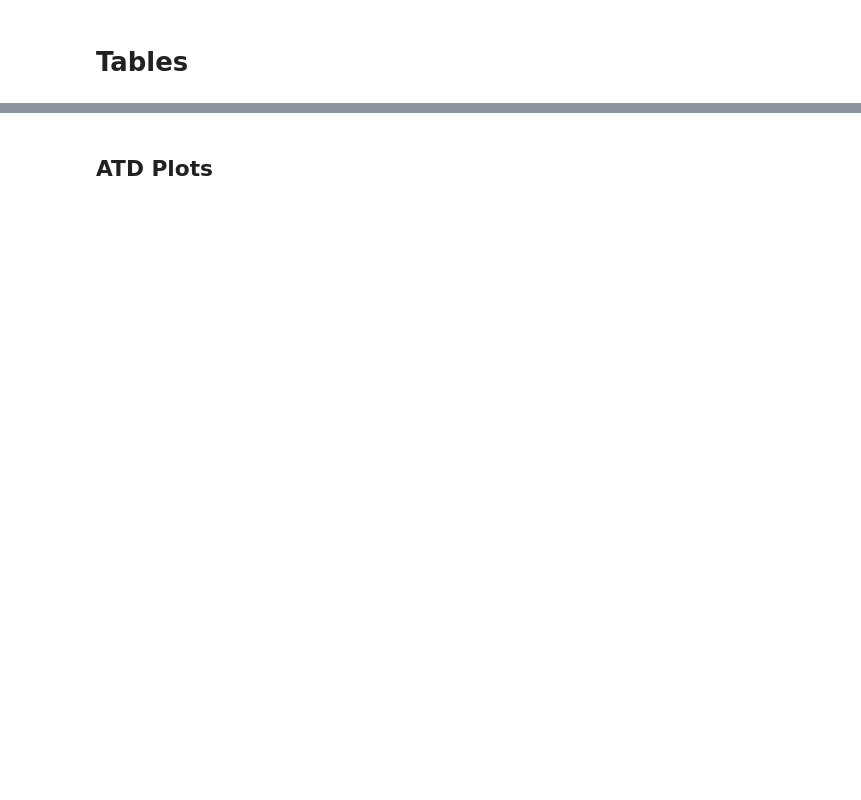
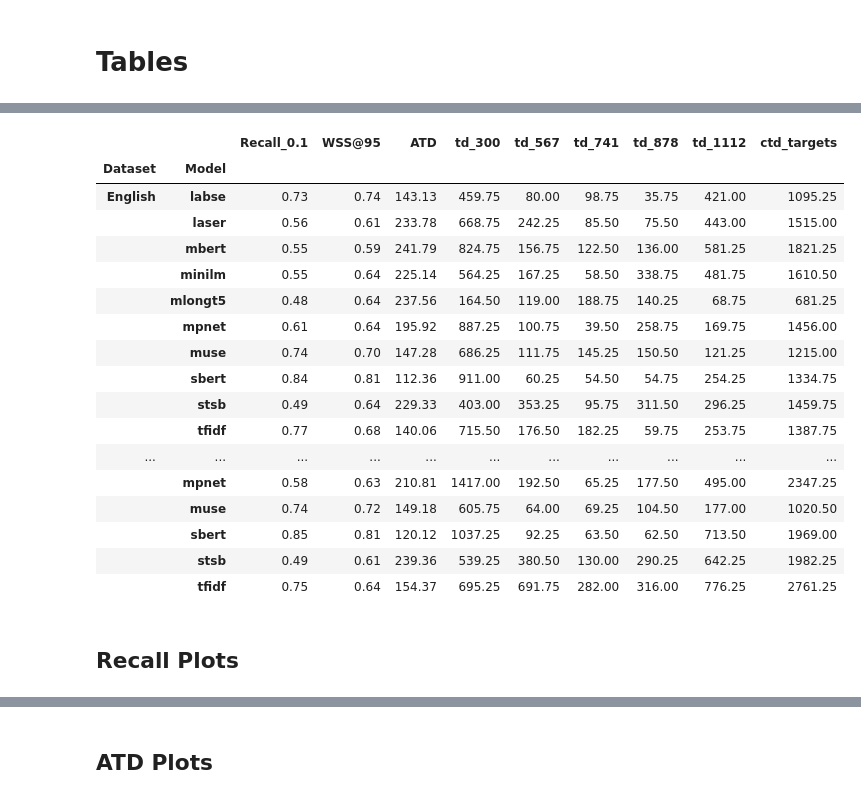
Before and after one commit to Robdboer/Multilingual-Feature-Extractors-Study, a Jupyter notebook: scripts/Simulation Results.ipynb, the cells around one changed output, grey strips where cells are left out. Cells and saved outputs as stored; diff of their text form; code cells hidden in the pictures; blank space fills up the shorter version.

```diff
--- a/scripts/Simulation Results.ipynb
+++ b/scripts/Simulation Results.ipynb
@@ -99,4 +168,25 @@ sim.groupby(['Dataset', 'Prior'])['Recall_0.1', 'WSS@95', 'ATD', 'td_300', 'td_5
 # %%
 #Average grouped by dataset and model
 sim = metrics_df
-sim.groupby(['Dataset', 'Model'])['Recall_0.1', 'WSS@95', 'ATD', 'td_300', 'td_567', 'td_741', 'td_878', 'td_1112', 'td_sum'].mean()
+sim.groupby(['Dataset', 'Model'])['Recall_0.1', 'WSS@95', 'ATD', 'td_300', 'td_567', 'td_741', 'td_878', 'td_1112', 'ctd_targets'].mean().round(2)
+# %% [output]
+|  |  | Recall_0.1 | WSS@95 | ATD | td_300 | td_567 | td_741 | td_878 | td_1112 | ctd_targets |
+| Dataset | Model |  |  |  |  |  |  |  |  |  |
+| English | labse | 0.73 | 0.74 | 143.13 | 459.75 | 80.00 | 98.75 | 35.75 | 421.00 | 1095.25 |
+|  | laser | 0.56 | 0.61 | 233.78 | 668.75 | 242.25 | 85.50 | 75.50 | 443.00 | 1515.00 |
+|  | mbert | 0.55 | 0.59 | 241.79 | 824.75 | 156.75 | 122.50 | 136.00 | 581.25 | 1821.25 |
+|  | minilm | 0.55 | 0.64 | 225.14 | 564.25 | 167.25 | 58.50 | 338.75 | 481.75 | 1610.50 |
+|  | mlongt5 | 0.48 | 0.64 | 237.56 | 164.50 | 119.00 | 188.75 | 140.25 | 68.75 | 681.25 |
+|  | mpnet | 0.61 | 0.64 | 195.92 | 887.25 | 100.75 | 39.50 | 258.75 | 169.75 | 1456.00 |
+|  | muse | 0.74 | 0.70 | 147.28 | 686.25 | 111.75 | 145.25 | 150.50 | 121.25 | 1215.00 |
+|  | sbert | 0.84 | 0.81 | 112.36 | 911.00 | 60.25 | 54.50 | 54.75 | 254.25 | 1334.75 |
+|  | stsb | 0.49 | 0.64 | 229.33 | 403.00 | 353.25 | 95.75 | 311.50 | 296.25 | 1459.75 |
+|  | tfidf | 0.77 | 0.68 | 140.06 | 715.50 | 176.50 | 182.25 | 59.75 | 253.75 | 1387.75 |
+| ... | ... | ... | ... | ... | ... | ... | ... | ... | ... | ... |
+|  | mpnet | 0.58 | 0.63 | 210.81 | 1417.00 | 192.50 | 65.25 | 177.50 | 495.00 | 2347.25 |
+|  | muse | 0.74 | 0.72 | 149.18 | 605.75 | 64.00 | 69.25 | 104.50 | 177.00 | 1020.50 |
+|  | sbert | 0.85 | 0.81 | 120.12 | 1037.25 | 92.25 | 63.50 | 62.50 | 713.50 | 1969.00 |
+|  | stsb | 0.49 | 0.61 | 239.36 | 539.25 | 380.50 | 130.00 | 290.25 | 642.25 | 1982.25 |
+|  | tfidf | 0.75 | 0.64 | 154.37 | 695.25 | 691.75 | 282.00 | 316.00 | 776.25 | 2761.25 |
+# %% [markdown]
+## Recall Plots
```
Also changed, not shown: parts of 14 cells of this notebook, 1 other file.
